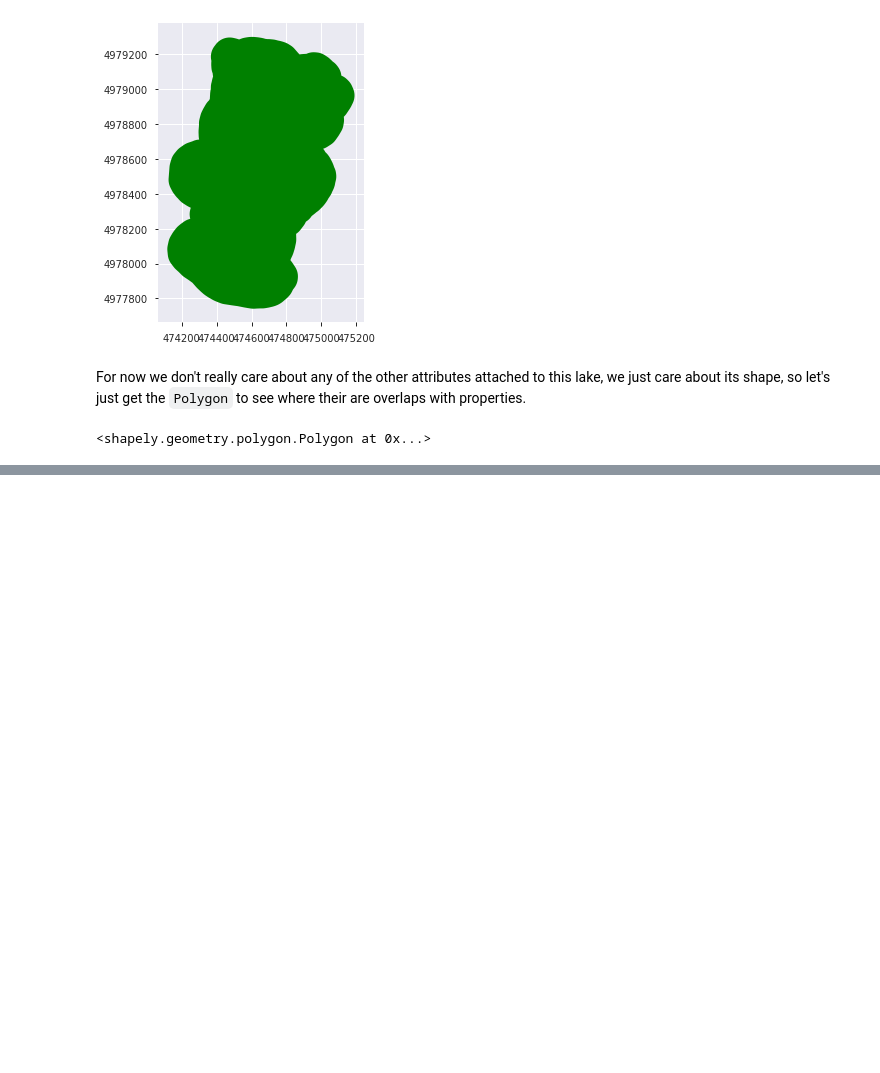
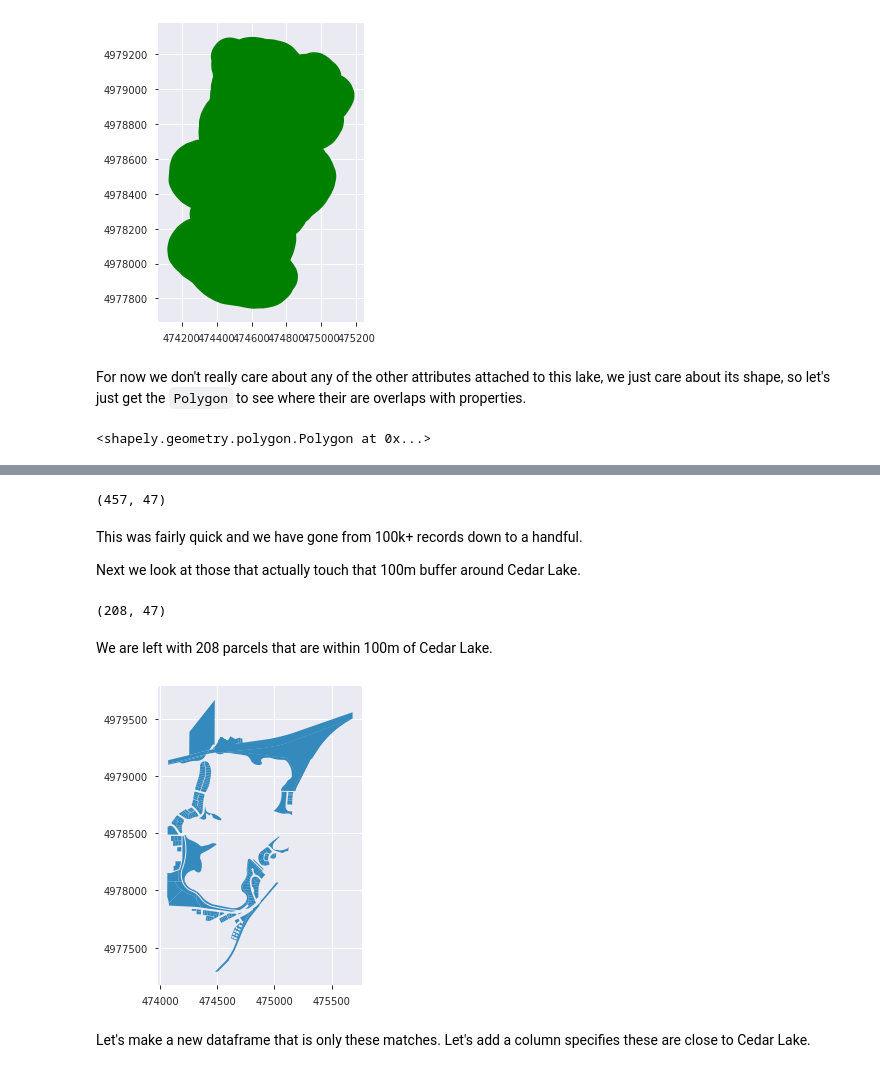
Before and after one commit to prabodhw96/Geospatial-Analysis, a Jupyter notebook: Geospatial Analysis.ipynb, the cells around one changed output, grey strips where cells are left out. Cells and saved outputs as stored; diff of their text form; code cells hidden in the pictures; blank space fills up the shorter version.

```diff
--- a/Geospatial Analysis.ipynb
+++ b/Geospatial Analysis.ipynb
@@ -269,0 +313,23 @@ buffered_cedar_poly
+# %%
+possible_matches = mnpls.iloc[possible_matches_index]
+possible_matches.shape
+# %% [output]
+(457, 47)
+# %% [markdown]
+This was fairly quick and we have gone from 100k+ records down to a handful.
+
+Next we look at those that actually touch that 100m buffer around Cedar Lake.
+# %%
+precise_matches = possible_matches[possible_matches.intersects(buffered_cedar_poly)]
+precise_matches.shape
+# %% [output]
+(208, 47)
+# %% [markdown]
+We are left with 208 parcels that are within 100m of Cedar Lake.
+# %%
+precise_matches.plot()
+plt.show()
+# %% [output]
+[figure, added]
+# %% [markdown]
+Let's make a new dataframe that is only these matches. Let's add a column specifies these are close to Cedar Lake.
```
Also changed, not shown: parts of 9 cells of this notebook.
